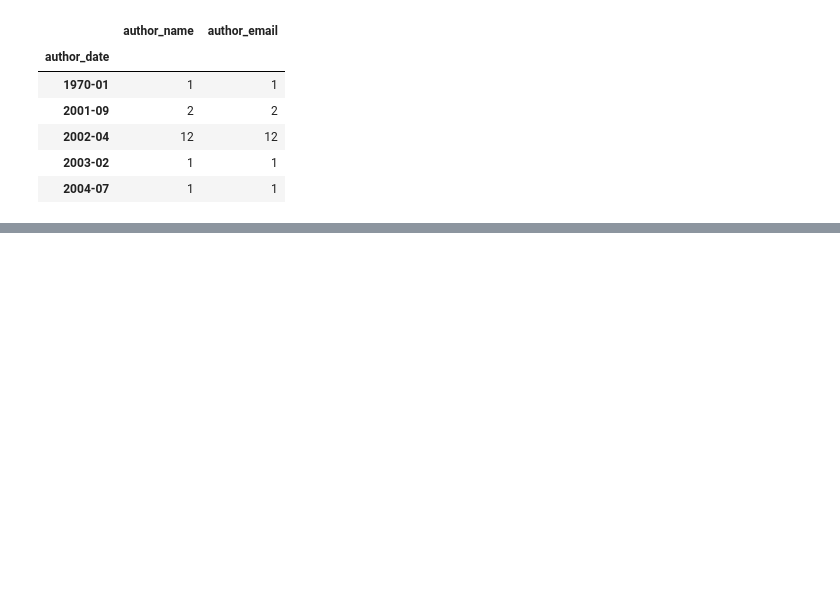
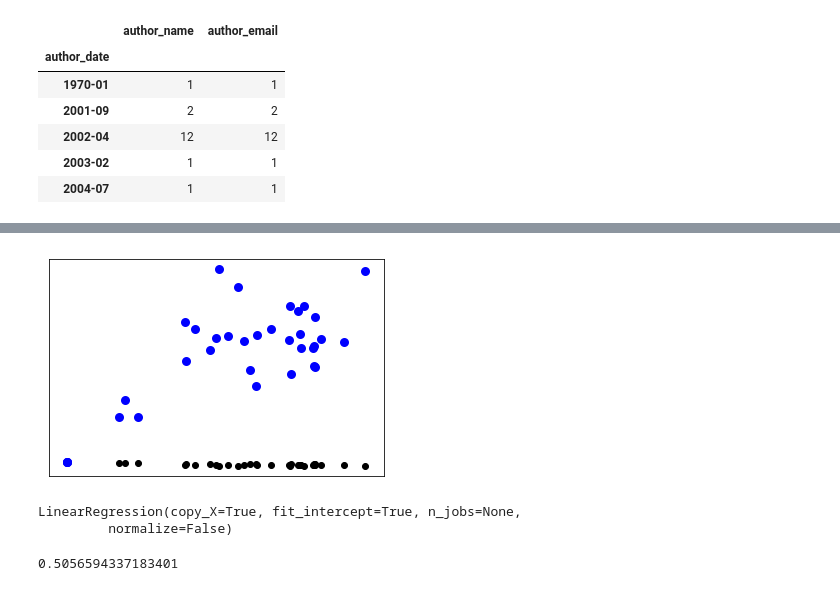
Before and after one commit to tbonza/EDS19, a Jupyter notebook: project/prototype.ipynb, the cells around one changed output, grey strips where cells are left out. Saved outputs shown, nothing was run; the diff lists cells and outputs as text; code cells hidden in the pictures; blank space fills up the shorter version.

Commit message:
set up a few prototype models, see #2

```diff
--- a/project/prototype.ipynb
+++ b/project/prototype.ipynb
@@ -197,0 +286,7 @@ authct.head()
+# %%
+X_test = np.reshape(X_test.values, (-1, 1))
+y_test = np.reshape(y_test.values, (-1, 1))
+# %%
+# Ridge regression
+
+reg01 = linear_model.RidgeCV(alphas=[10.0, 100.0, 1000.0], cv=3)
@@ -197,0 +302,11 @@ authct.head()
+# %%
+y_pred = reg01.predict(y_test)
+# %%
+plt.scatter(X_test, y_test, color='black')
+plt.scatter(X_test, y_pred, color='blue', linewidth=3)
+plt.xticks(())
+plt.yticks(())
+
+plt.show()
+# %% [output]
+[figure, added]
@@ -197,0 +315,9 @@ authct.head()
+# %%
+reg02.fit(X_train, y_train)
+# %% [output]
+LinearRegression(copy_X=True, fit_intercept=True, n_jobs=None,
+         normalize=False)
+# %%
+reg02.score(X_test, y_test)
+# %% [output]
+0.5056594337183401
```
Also changed, not shown: parts of 32 cells of this notebook.
